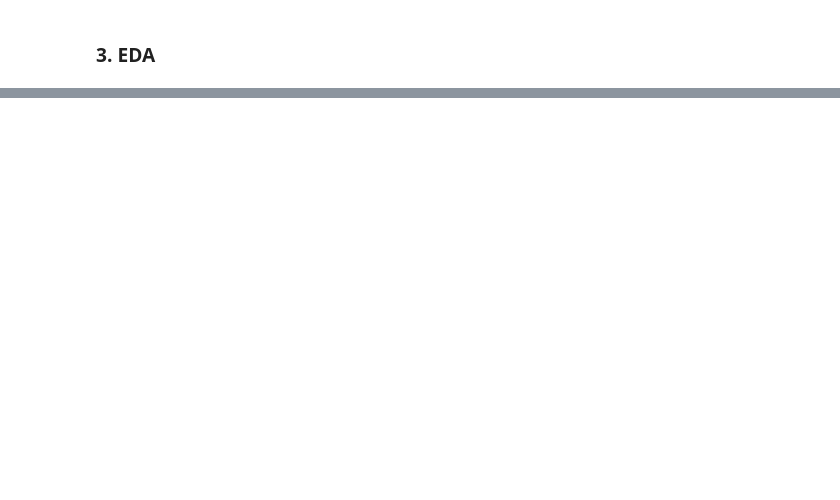
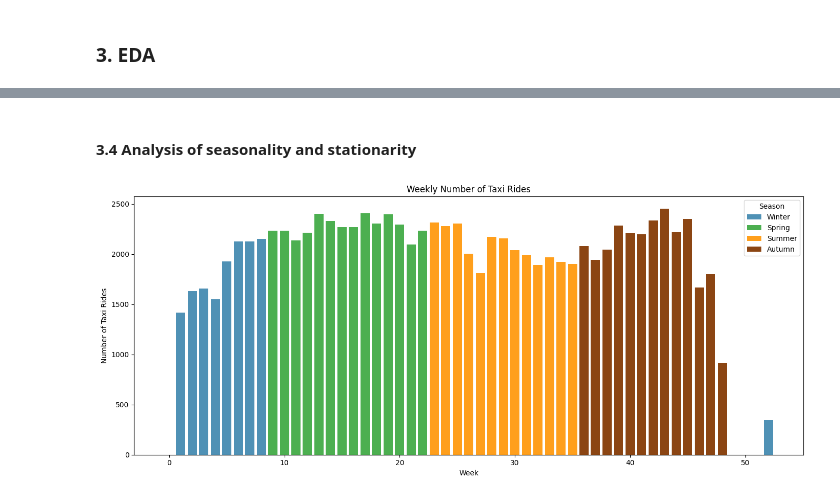
Before and after one commit to gabrielecola/NYC_Taxi, a Jupyter notebook: NYC_Taxi2.ipynb, the cells around one changed output, grey strips where cells are left out. Drawn from its saved outputs; the diff is of its cells as text; code cells hidden in the pictures; blank space fills up the shorter version.

```diff
--- a/NYC_Taxi2.ipynb
+++ b/NYC_Taxi2.ipynb
@@ -242,0 +335,33 @@ describe_df.reset_index().rename(columns={"index": "variabile"})
+# %% [markdown]
+#### 3.4 Analysis of seasonality and stationarity
+# %%
+weekly_trips = df['pickup_datetime'].dt.isocalendar().week.value_counts().sort_index()
+
+season_labels = [get_season(w) for w in weekly_trips.index]
+
+# Colours per seasonality
+season_colors = {
+    'Winter': '#4F91B5',  # blu freddo (più scuro)
+    'Spring': '#4CAF50',  # verde brillante, fresco
+    'Summer': '#FF9F1C',     # giallo caldo e solare
+    'Autumn': '#8B4513'     # marrone caldo e terroso
+}
+colors = [season_colors[s] for s in season_labels]
+
+# Plot
+plt.figure(figsize=(14, 6))
+plt.bar(weekly_trips.index, weekly_trips.values, color=colors)
+
+# Legend
+for season, color in season_colors.items():
+    plt.bar(0, 0, color=color, label=season)  # dummy bars for legend
+
+plt.title("Weekly Number of Taxi Rides")
+plt.xlabel("Week")
+plt.ylabel("Number of Taxi Rides")
+plt.legend(title="Season")
+plt.tight_layout()
+plt.grid(False)
+plt.show()
+# %% [output]
+[figure, added]
```
Also changed, not shown: parts of 35 cells of this notebook.
